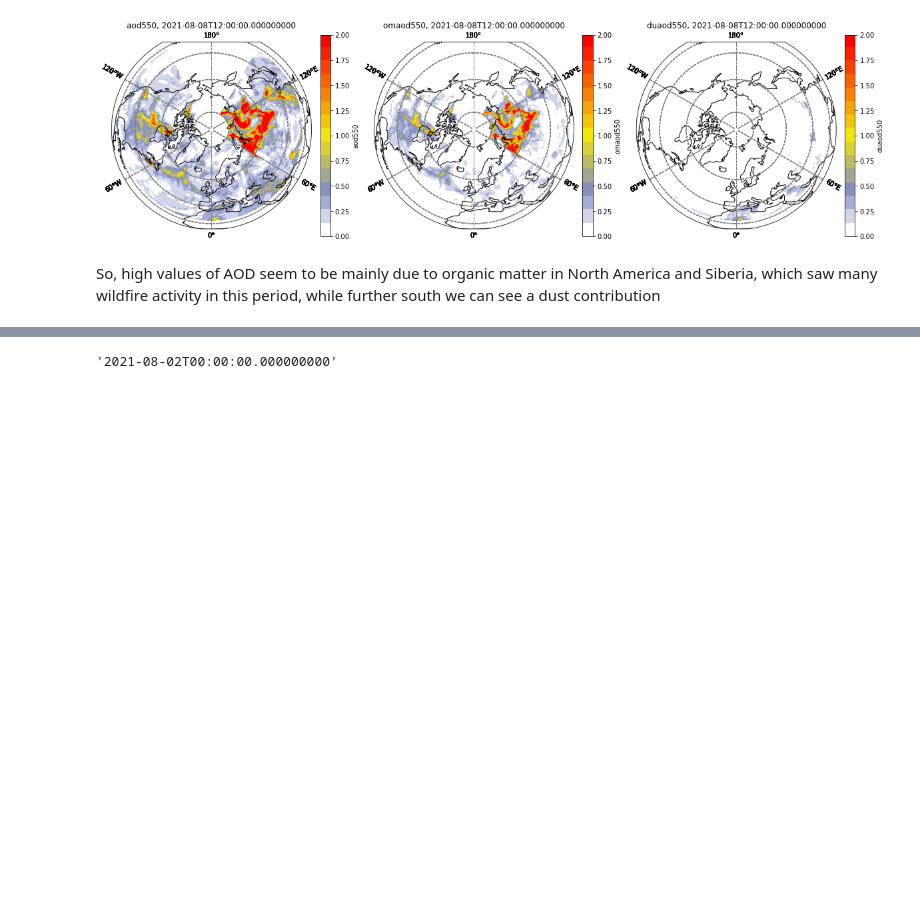
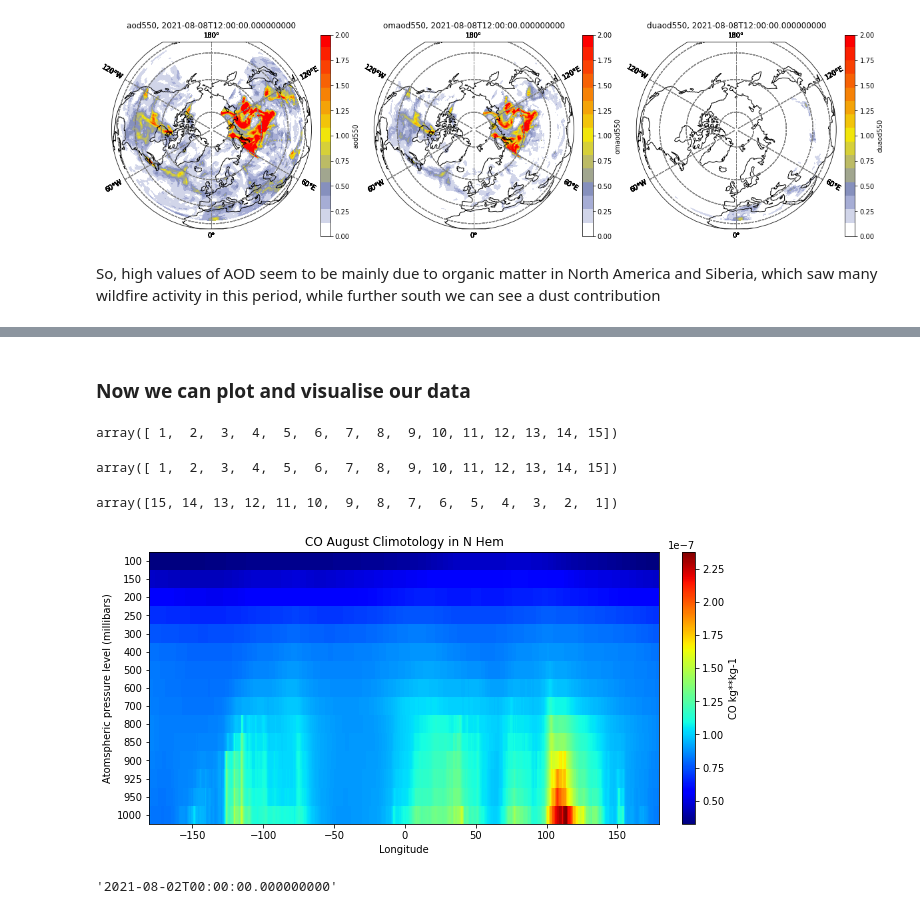
Before and after one commit to xc308/Copernicus_train, a Jupyter notebook: Training_Day1_Data discovery.ipynb, the cells around one changed output, grey strips where cells are left out. Cells and saved outputs as stored; diff of their text form; code cells hidden in the pictures; blank space fills up the shorter version.

Commit message:
add EAC4_AugClim_Co analysis

```diff
--- a/Training_Day1_Data discovery.ipynb
+++ b/Training_Day1_Data discovery.ipynb
@@ -435,0 +539,3 @@ So, high values of AOD seem to be mainly due to organic matter in North America
+# %%
+clim = da_co.mean('time')
+clim
@@ -435,0 +564,4 @@ So, high values of AOD seem to be mainly due to organic matter in North America
+# %%
+# Average (mean) over the latitudinal axis
+clim_MMP = clim.mean(dim = 'latitude')
+clim_MMP
@@ -435,0 +586,45 @@ So, high values of AOD seem to be mainly due to organic matter in North America
+# %% [markdown]
+### Now we can plot and visualise our data
+# %%
+# The y axis (pressure levels) is a non-linear scale
+# so to ensure equal spacing between the values, we create a regular scale
+
+np.arange(clim_MMP.level.shape[0])
+np.arange(clim_MMP.level.shape[0]) + 1
+# %% [output]
+array([ 1,  2,  3,  4,  5,  6,  7,  8,  9, 10, 11, 12, 13, 14, 15])
+# %%
+y = np.arange(clim_MMP.level.shape[0]) + 1
+y
+# %% [output]
+array([ 1,  2,  3,  4,  5,  6,  7,  8,  9, 10, 11, 12, 13, 14, 15])
+# %%
+y = y[::-1]
+y
+# %% [output]
+array([15, 14, 13, 12, 11, 10,  9,  8,  7,  6,  5,  4,  3,  2,  1])
+# %%
+# Define the figure and specify size
+fig = plt.figure(figsize = (10, 5))
+ax = plt.subplot(1, 1, 1)
+
+
+# Set x and y axis tickmarks, labels and fig title
+ax.yaxis.set_ticks(y)
+ax.yaxis.set_ticklabels(clim_MMP.level.values)
+ax.set_xlabel("Longitude")
+ax.set_ylabel("Atomspheric pressure level (millibars)")
+ax.set_title("CO August Climotology in N Hem", fontsize = 12)
+
+
+# As the presure levels (25) are much less than the longitudes (480),
+# we need to ensure the plot fits into the size of the figure.
+ax.set_aspect('auto')
+
+
+# plot the figure and specify a colourbar
+im = plt.pcolormesh(clim_MMP.longitude, y, clim_MMP, cmap = 'jet')
+cbar = plt.colorbar(im, fraction = 0.046, pad = 0.04)
+cbar.set_label("CO kg**kg-1")
+# %% [output]
+[figure, added]
```
Also changed, not shown: parts of 16 cells of this notebook.
